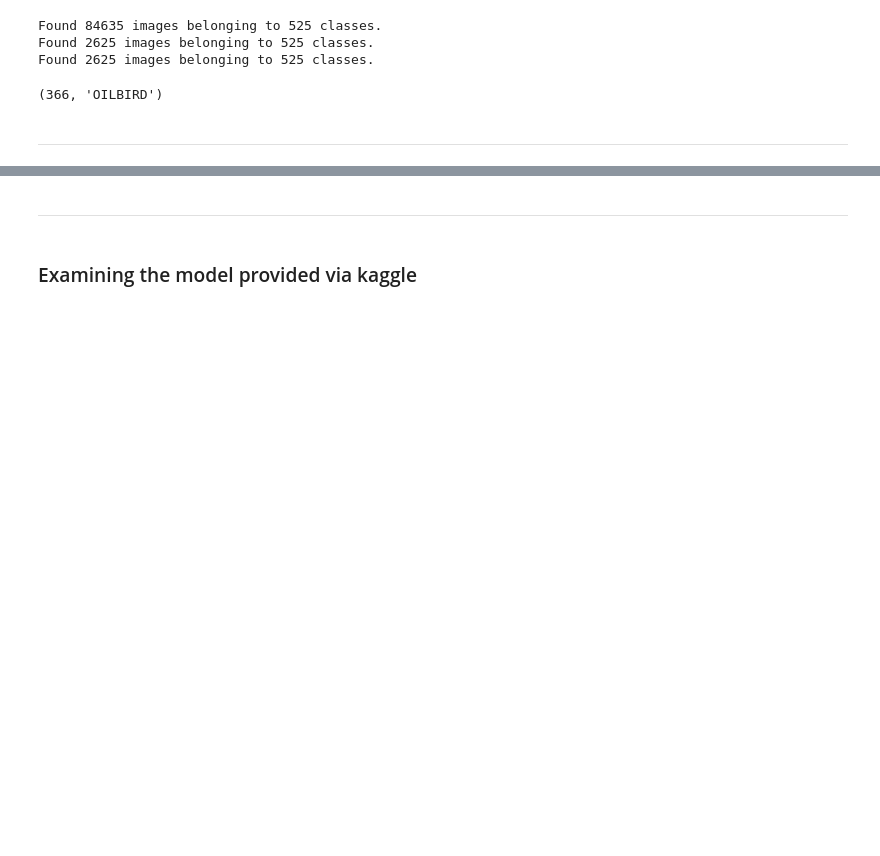
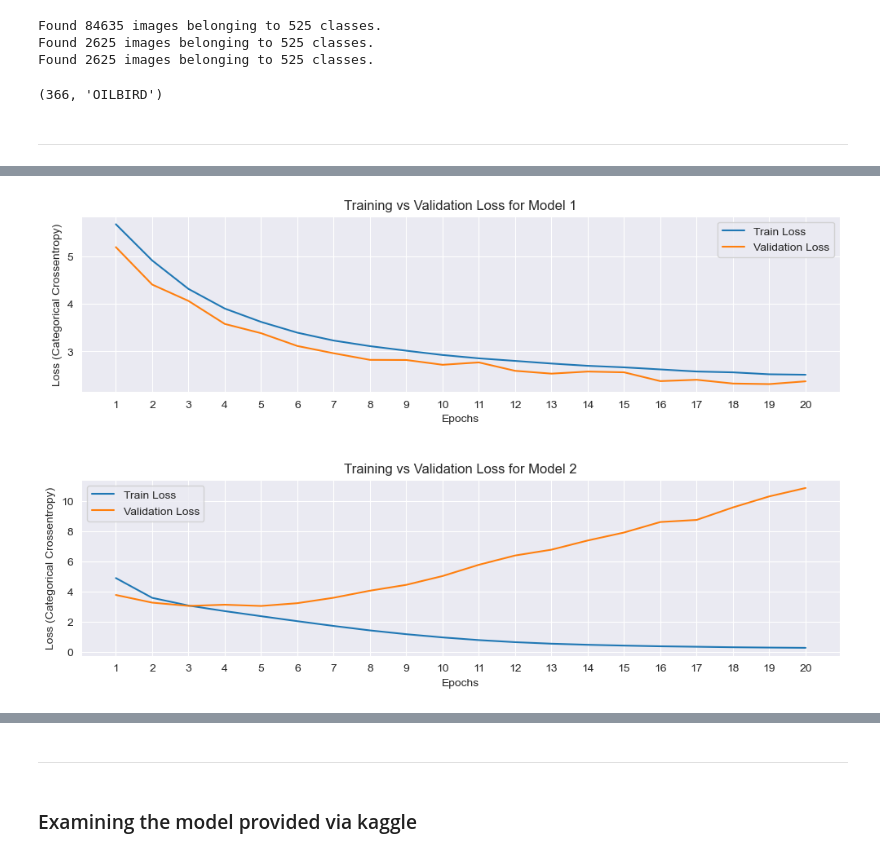
Before and after one commit to dvdhartsman/Bird_Species_Image_Classification, a Jupyter notebook: Bird_Classification_2.ipynb, the cells around one changed output, grey strips where cells are left out. Drawn from its saved outputs; the diff is of its cells as text; code cells hidden in the pictures; blank space fills up the shorter version.

```diff
--- a/Bird_Classification_2.ipynb
+++ b/Bird_Classification_2.ipynb
@@ -204,0 +326,5 @@ KeyboardInterrupt:
+# %%
+# Loss plot for both models
+plot_history_comparisons([first_model, model_df], metrics='loss')
+# %% [output]
+[figure, added]
```
Also changed, not shown: parts of 25 cells of this notebook.
